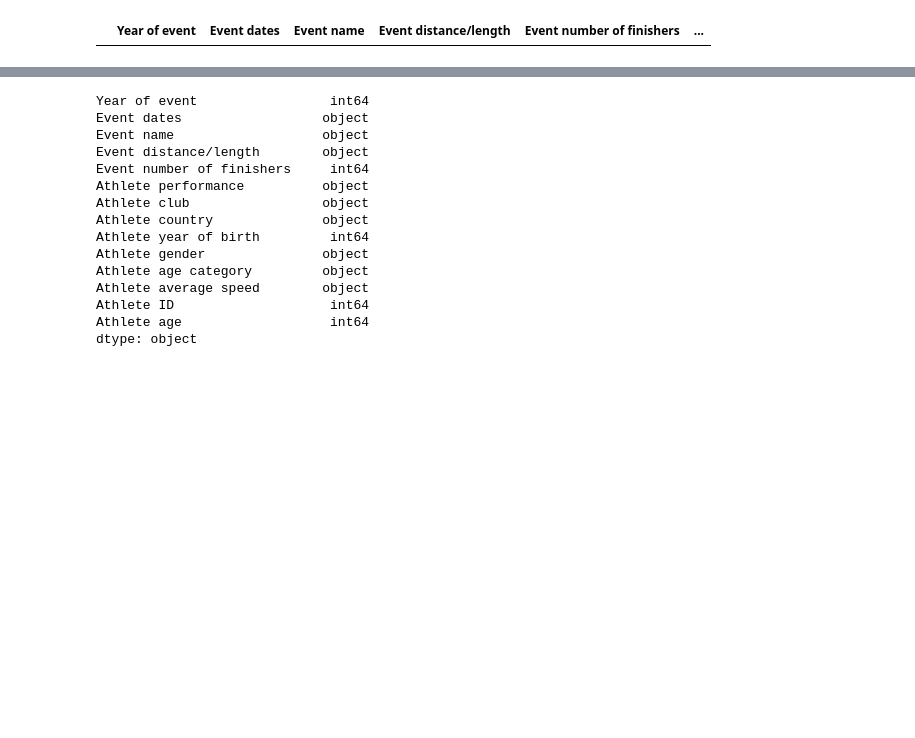
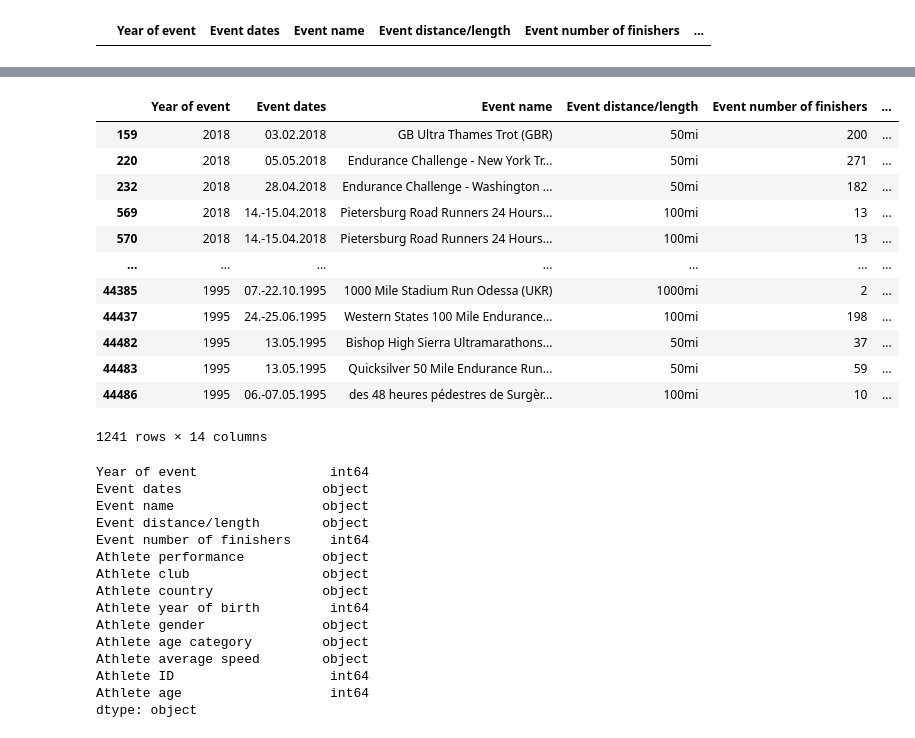
Before and after one commit to OlesiaNZ/python_running_data_analysis, a Jupyter notebook: analysis-the-big-dataset-of-ultra-marathon-running.ipynb, the cells around one changed output, grey strips where cells are left out. Saved outputs shown, nothing was run; the diff lists cells and outputs as text; code cells hidden in the pictures; blank space fills up the shorter version.

Commit message:
Kaggle Notebook | Analysis the big dataset of ultra-marathon running | Version 19

```diff
--- a/analysis-the-big-dataset-of-ultra-marathon-running.ipynb
+++ b/analysis-the-big-dataset-of-ultra-marathon-running.ipynb
@@ -673,0 +658,17 @@ dfRUS[dfRUS['Athlete club'].str.contains('N/A')]
+# %%
+dfRUS[dfRUS['Event distance/length'].str.contains('mi')]
+# Oooops, I see '14d 11:43:31' value in Athlete performance. Will fix it after replace NaN with values in Athlete average speed
+# %% [output]
+|  | Year of event | Event dates | Event name | Event distance/length | Event number of finishers | ... |
+| 159 | 2018 | 03.02.2018 | GB Ultra Thames Trot (GBR) | 50mi | 200 | ... |
+| 220 | 2018 | 05.05.2018 | Endurance Challenge - New York Tr... | 50mi | 271 | ... |
+| 232 | 2018 | 28.04.2018 | Endurance Challenge - Washington ... | 50mi | 182 | ... |
+| 569 | 2018 | 14.-15.04.2018 | Pietersburg Road Runners 24 Hours... | 100mi | 13 | ... |
+| 570 | 2018 | 14.-15.04.2018 | Pietersburg Road Runners 24 Hours... | 100mi | 13 | ... |
+| ... | ... | ... | ... | ... | ... | ... |
+| 44385 | 1995 | 07.-22.10.1995 | 1000 Mile Stadium Run Odessa (UKR) | 1000mi | 2 | ... |
+| 44437 | 1995 | 24.-25.06.1995 | Western States 100 Mile Endurance... | 100mi | 198 | ... |
+| 44482 | 1995 | 13.05.1995 | Bishop High Sierra Ultramarathons... | 50mi | 37 | ... |
+| 44483 | 1995 | 13.05.1995 | Quicksilver 50 Mile Endurance Run... | 50mi | 59 | ... |
+| 44486 | 1995 | 06.-07.05.1995 | des 48 heures pédestres de Surgèr... | 100mi | 10 | ... |
+1241 rows × 14 columns
```
Also changed, not shown: parts of 4 cells of this notebook.
